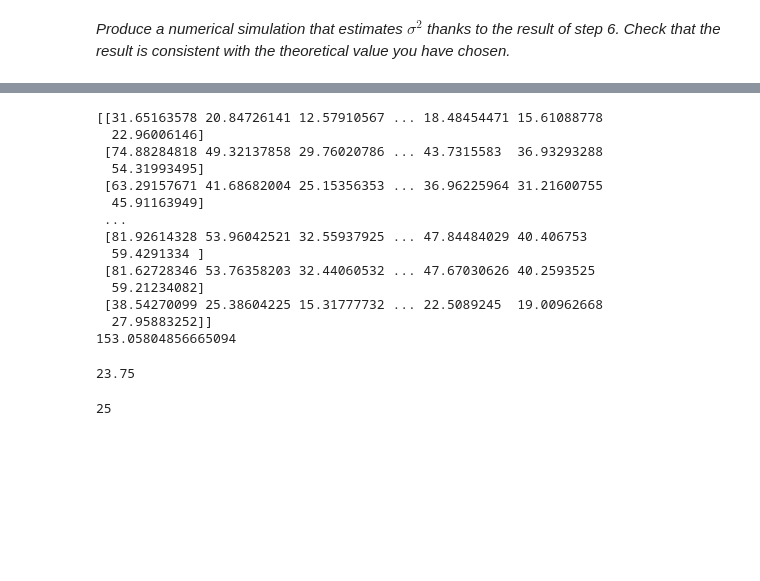
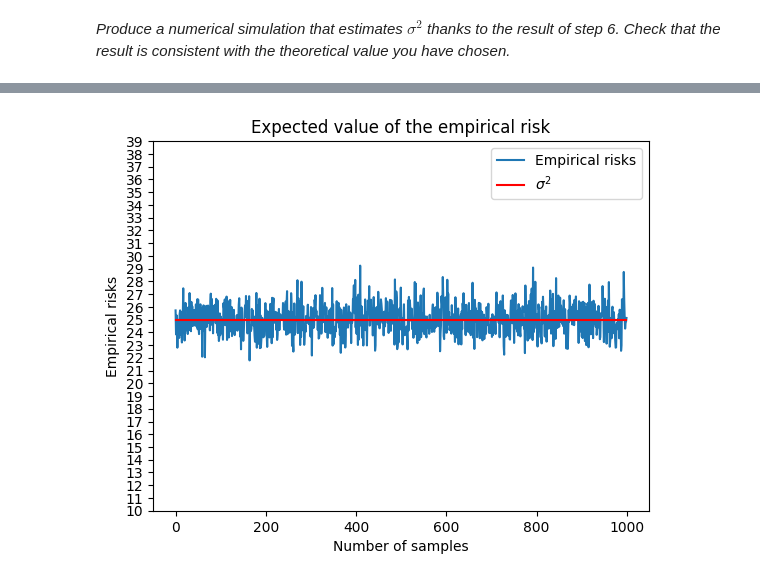
Before and after one commit to Bast-94/FTML-project, a Jupyter notebook: 3-Expected_value_of_empirical_risk_for_OLS.ipynb, the cells around one changed output, grey strips where cells are left out. Drawn from its saved outputs; the diff is of its cells as text; code cells hidden in the pictures; blank space fills up the shorter version.

```diff
--- a/3-Expected_value_of_empirical_risk_for_OLS.ipynb
+++ b/3-Expected_value_of_empirical_risk_for_OLS.ipynb
@@ -103,10 +112,10 @@ sigma = 5
 sigma_theta, mu_theta = 5, 10
 
 X = rng.uniform(a_x, b_x, size=(n,d))
-theta_star = rng.uniform(a_theta, b_theta, size=(d, n))
+theta_star = rng.uniform(0, 1, size=(d, 1))
 # %%
 def define_setting(X, theta_star, sigma):
-    epsilon = rng.normal(0, sigma, size=(X.shape[0]))
+    epsilon = rng.normal(0, sigma, size=((X.shape[0], 1)))
 
     return X @ theta_star + epsilon
 # %%
@@ -115,17 +126,19 @@ assert X.shape[1] == theta_star.shape[0] and y.shape[0] == theta_star.shape[1]
 # %%
 ## Compute the empirical risk
 def empirical_risk(X, y, theta):
-    return np.linalg.norm(y - X @ theta)**2 / X.shape[0]
+    ## Compte norm(y - X @ theta) / (n - d)
+    return np.linalg.norm(y - X @ theta)**2 / (X.shape[0] - theta.shape[0])
 
 ## Compute the expected value of the empirical risk
-def expected_empirical_risk(X, y, theta, num_samples=1):
+def expected_empirical_risk(X, theta, num_samples=1000):
     empirical_risks = np.zeros(num_samples)
     for i in range(num_samples):
         y_sample = define_setting(X, theta, sigma)
-        theta_star = np.linalg.inv(X.T @ X) @ X.T @ y
-        empirical_risks[i] = empirical_risk(X, y_sample, theta_star)
-    return empirical_risks.mean()
+        theta_hat = np.linalg.inv(X.T @ X) @ X.T @ y_sample
+        empirical_risks[i] = empirical_risk(X, y_sample, theta_hat)
+    return empirical_risks.mean(), empirical_risks
 
-expected = expected_empirical_risk(X, y, theta_star) * (n / (n - d))
+expected, list_expected = expected_empirical_risk(X, theta_star)
 print(f"Expected empirical risk: {expected:.2f}")
+print(f"Variance of epsilon: {sigma**2:.2f}")
 # %% [output]
@@ -151,29 +147,11 @@ y_ = define_setting(X_, theta_, sigma_)
-# %%
-
-
-theta_hat_ = np.linalg.inv(X_.T @ X_) @ X_.T @ y_
-print(X_ @ theta_hat_)
-print(empirical_risk(X_,y_,theta_hat_)*(X_.shape[0]/(X_.shape[0]-theta_hat_.shape[0])))
-# %% [output]
-[[31.65163578 20.84726141 12.57910567 ... 18.48454471 15.61088778
-  22.96006146]
- [74.88284818 49.32137858 29.76020786 ... 43.7315583  36.93293288
-  54.31993495]
- [63.29157671 41.68682004 25.15356353 ... 36.96225964 31.21600755
-  45.91163949]
- ...
- [81.92614328 53.96042521 32.55937925 ... 47.84484029 40.406753
-  59.4291334 ]
- [81.62728346 53.76358203 32.44060532 ... 47.67030626 40.2593525
-  59.21234082]
- [38.54270099 25.38604225 15.31777732 ... 22.5089245  19.00962668
-  27.95883252]]
-153.05804856665094
-# %%
-((n-d)/(n))*sigma**2
-# %% [output]
-23.75
-# %%
-sigma**2
-# %% [output]
-25
+# %%
+plt.plot(np.arange(1000), list_expected, label="Empirical risks")
+plt.plot(np.arange(1000), [sigma**2]*1000, c="r", label="$\sigma^2$")
+plt.title("Expected value of the empirical risk")
+plt.yticks(np.arange(10, 40))
+plt.xlabel("Number of samples")
+plt.ylabel("Empirical risks")
+plt.legend()
+plt.show()
+# %% [output]
+[figure, added]
```
Also changed, not shown: parts of 7 cells of this notebook.
